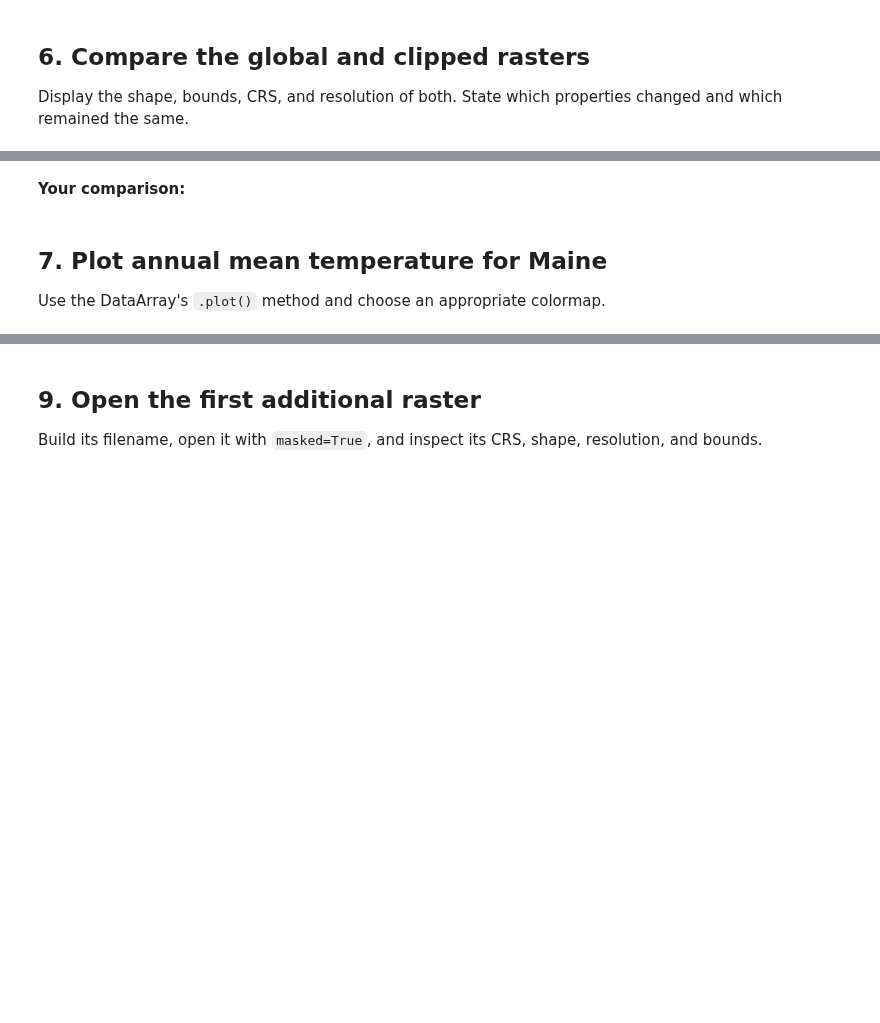
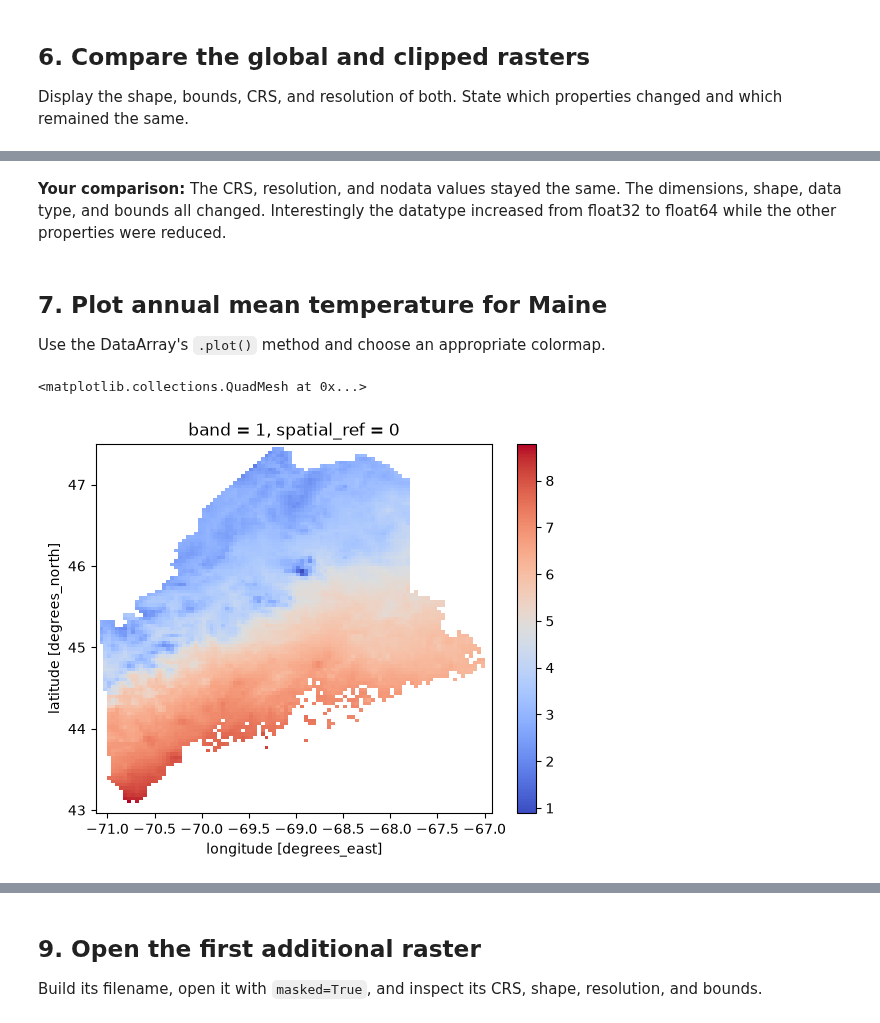
Before and after one commit to elizadstein/BIO597-SpatialBiodiversity, a Jupyter notebook: docs/assignments/Assignment-05-RasterData.ipynb, the cells around one changed output, grey strips where cells are left out. Saved outputs shown, nothing was run; the diff lists cells and outputs as text; code cells hidden in the pictures; blank space fills up the shorter version.

```diff
--- a/docs/assignments/Assignment-05-RasterData.ipynb
+++ b/docs/assignments/Assignment-05-RasterData.ipynb
@@ -44,5 +49,12 @@ Read `Maine_State_Boundary.shp`. Inspect its CRS and shape, then use `dissolve()
 boundary_path = "../labs/ME_ShapeFiles/Maine_State_Boundary.shp"
 
 # Read the boundary.
+maine_boundary = gpd.read_file(boundary_path)
+
 # Print its CRS and shape.
+print(maine_boundary.crs)
+print(maine_boundary.shape)
+
 # Dissolve it to one row.
+maine_boundary = maine_boundary.dissolve()
+print(maine_boundary.shape)
@@ -51,12 +67,12 @@ boundary_path = "../labs/ME_ShapeFiles/Maine_State_Boundary.shp"
 
 Open `wc2.1_2.5m_bio_1.tif` with `masked=True`. Store the result as `bio1`.
 # %%
-bioclim_path = Path("/home/jovyan/shared-readwrite/bioclim")
+bioclim_path = Path("/home/jovyan/shared/bioclim")
 bio1_path = bioclim_path / "wc2.1_2.5m_bio_1.tif"
 
 bio1 = rxr.open_rasterio(
-    __________,
-    masked=__________,
+    bio1_path,
+    masked=True,
 )
 
 bio1
@@ -81,13 +127,13 @@ Add a brief comment beside each output explaining what it describes.
 Use `rio.clip()` with the dissolved boundary. Set `drop=True` and `from_disk=True`, then remove the one-band dimension with `squeeze()`.
 # %%
 bio1_maine = bio1.rio.clip(
-    __________.geometry,
-    __________.crs,
-    drop=__________,
-    from_disk=__________,
+    maine_boundary.geometry,
+    maine_boundary.crs,
+    drop=True,
+    from_disk=True,
 )
 
-bio1_maine = bio1_maine.__________()
+bio1_maine = bio1_maine.squeeze()
 # %% [markdown]
 ## 6. Compare the global and clipped rasters
 
@@ -97,11 +171,14 @@ Display the shape, bounds, CRS, and resolution of both. State which properties c
 # %% [markdown]
-**Your comparison:**
+**Your comparison:** The CRS, resolution, and nodata values stayed the same. The dimensions, shape, data type, and bounds all changed. Interestingly the datatype increased from float32 to float64 while the other properties were reduced.
 # %% [markdown]
 ## 7. Plot annual mean temperature for Maine
 
 Use the DataArray's `.plot()` method and choose an appropriate colormap.
 # %%
-# Plot bio1_maine here.
+bio1_maine.plot(cmap = "coolwarm")
+# %% [output]
+<matplotlib.collections.QuadMesh at 0x...>
+[figure, added]
 # %% [markdown]
 ## 8. Choose three additional bioclimatic variables
 
```
Also changed, not shown: parts of 32 cells of this notebook, 1 other file.
